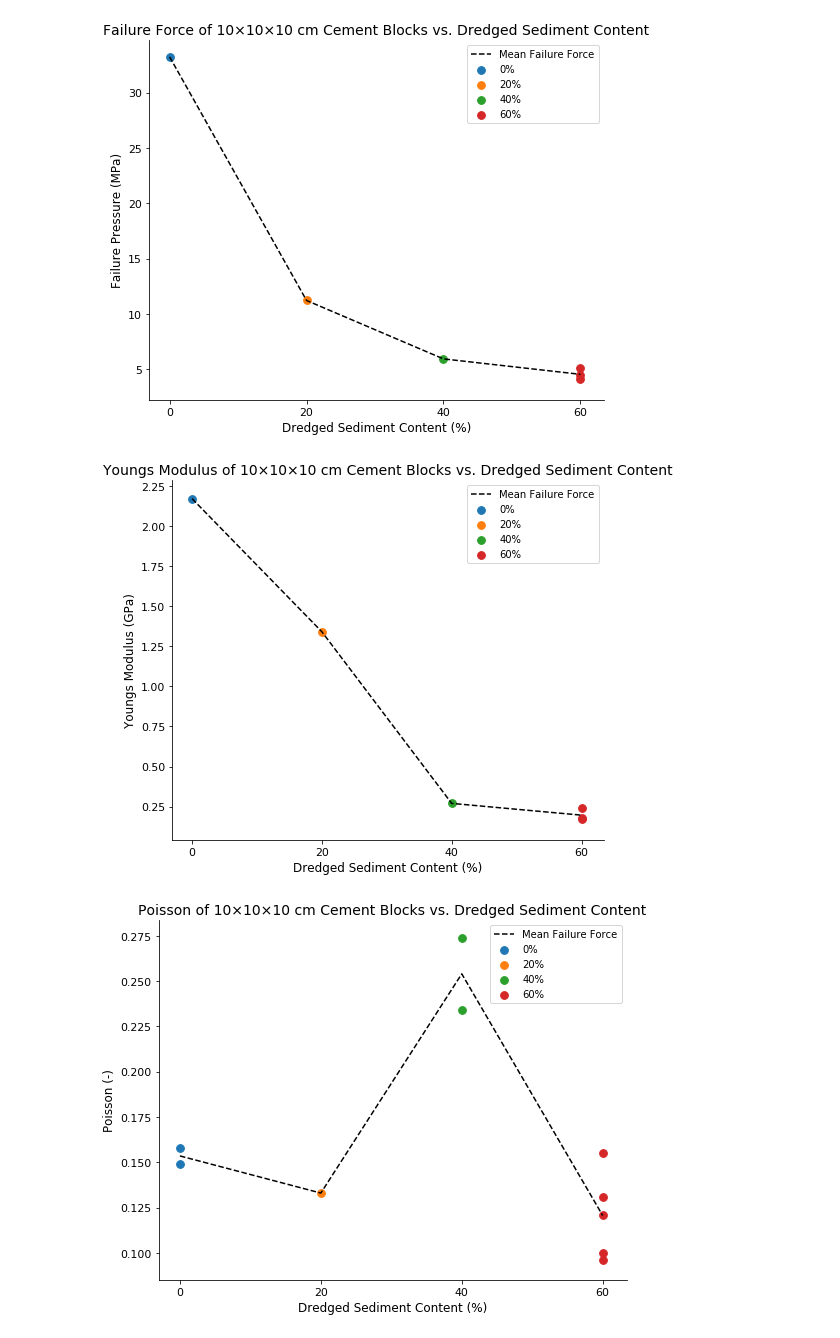
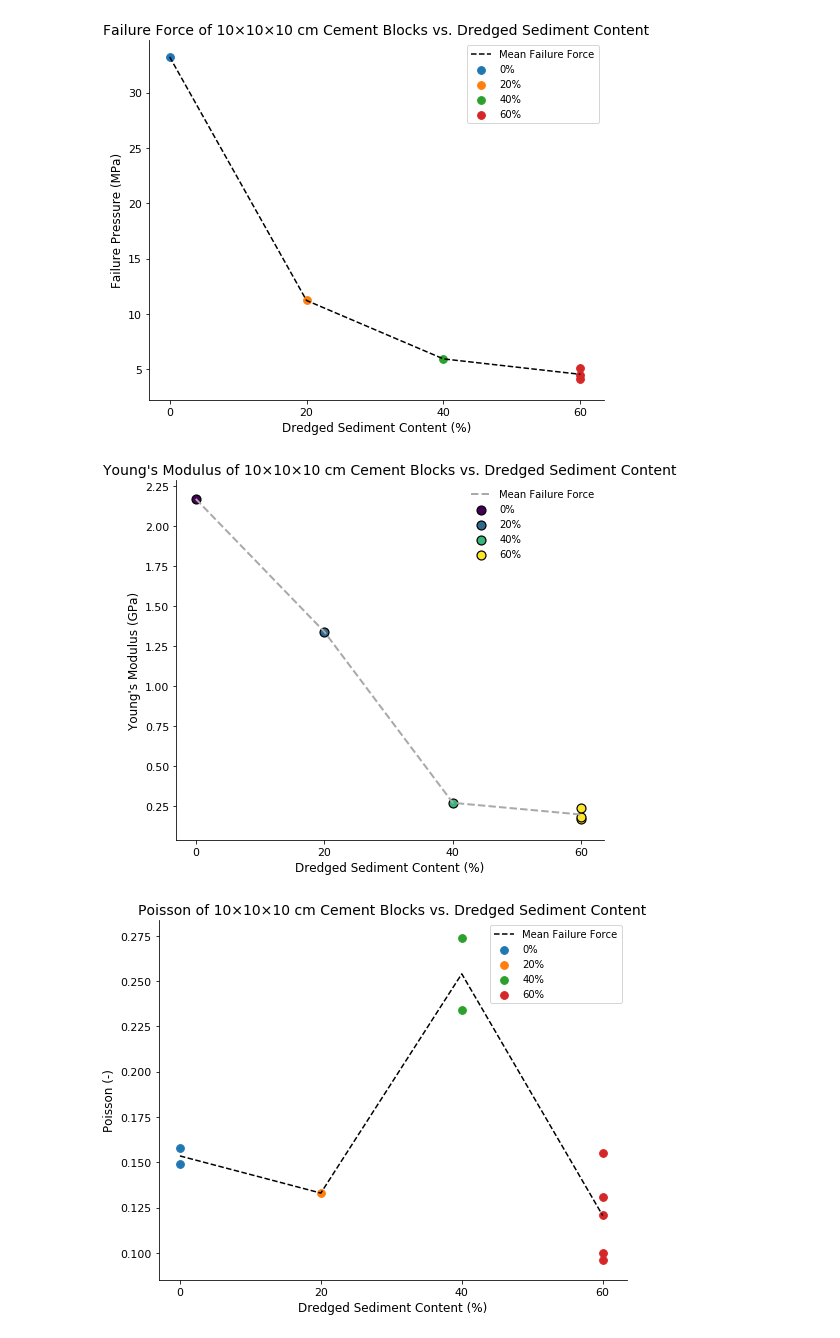
Before and after one commit to ThomasPennockTU/Thesis_Repository, a Jupyter notebook: workfolder/Material strength tests/material_strength_test.ipynb, the cells around one changed output. Cells and saved outputs as stored; diff of their text form; code cells hidden in the pictures.

Commit message:
plots scripts

```diff
--- a/workfolder/Material strength tests/material_strength_test.ipynb
+++ b/workfolder/Material strength tests/material_strength_test.ipynb
@@ -1656,50 +1656,76 @@ plt.show()
 %matplotlib inline
 import matplotlib.pyplot as plt
 import pandas as pd
+import numpy as np
 
 # Force white background
 plt.rcParams['figure.facecolor'] = 'white'
 plt.rcParams['axes.facecolor'] = 'white'
 
 # Updated dataset with more spread
 data = {
     0:  [2.17],
     20: [1.34],
     40: [0.27],
     60: [0.17, 0.18, 0.24],
 }
 
 # Convert to DataFrame
-df = pd.DataFrame([(p, val) for p, vals in data.items() for val in vals],
-                  columns=['Dredged Sediment (%)', 'Failure Force (kN)'])
+df = pd.DataFrame(
+    [(p, val) for p, vals in data.items() for val in vals],
+    columns=['Dredged Sediment (%)', 'Failure Force (kN)']
+)
+
+# Define scientific color palette
+colors = plt.cm.viridis(np.linspace(0, 1, len(data)))
 
 # Plot
 fig, ax = plt.subplots(figsize=(8, 6))
 
-for p, group in data.items():
+for i, (p, group) in enumerate(data.items()):
     x_vals = [p] * len(group)
-    ax.scatter(x_vals, group, s=60, label=f'{p}%')
+    ax.scatter(
+        x_vals,
+        group,
+        s=80,
+        color=colors[i],
+        edgecolor='black',
+        linewidth=1.2,
+        label=f'{p}%'
+    )
 
 # Mean trend line
-means = [sum(vals)/len(vals) for vals in data.values()]
-ax.plot(data.keys(), means, linestyle='--', color='black', marker='', label='Mean Failure Force')
-
-
+means = [np.mean(vals) for vals in data.values()]
+ax.plot(
+    list(data.keys()),
+    means,
+    linestyle='--',
+    color='darkgrey',
+    linewidth=2,
+    marker='',
+    markersize=6,
+    markerfacecolor='darkgrey',
+    markeredgecolor='grey',
+    label='Mean Failure Force'
+)
 
 # Plot formatting
-ax.set_title('Youngs Modulus of 10×10×10 cm Cement Blocks vs. Dredged Sediment Content', fontsize=14)
+ax.set_title(
+    'Young\'s Modulus of 10×10×10 cm Cement Blocks vs. Dredged Sediment Content',
+    fontsize=14
+)
 ax.set_xlabel('Dredged Sediment Content (%)', fontsize=12)
-ax.set_ylabel('Youngs Modulus (GPa)', fontsize=12)
+ax.set_ylabel('Young\'s Modulus (GPa)', fontsize=12)
 ax.set_xticks([0, 20, 40, 60])
 ax.tick_params(labelsize=11)
-ax.legend(fontsize=10)
+ax.legend(fontsize=10, frameon=False)
 ax.spines['top'].set_visible(False)
 ax.spines['right'].set_visible(False)
 
 plt.tight_layout()
 plt.show()
 # %% [output]
-[figure, old version]
+[figure, new version]
 # %%
 %matplotlib inline
 import matplotlib.pyplot as plt
```
Also changed, not shown: parts of 2 cells of this notebook, 3 other files.
